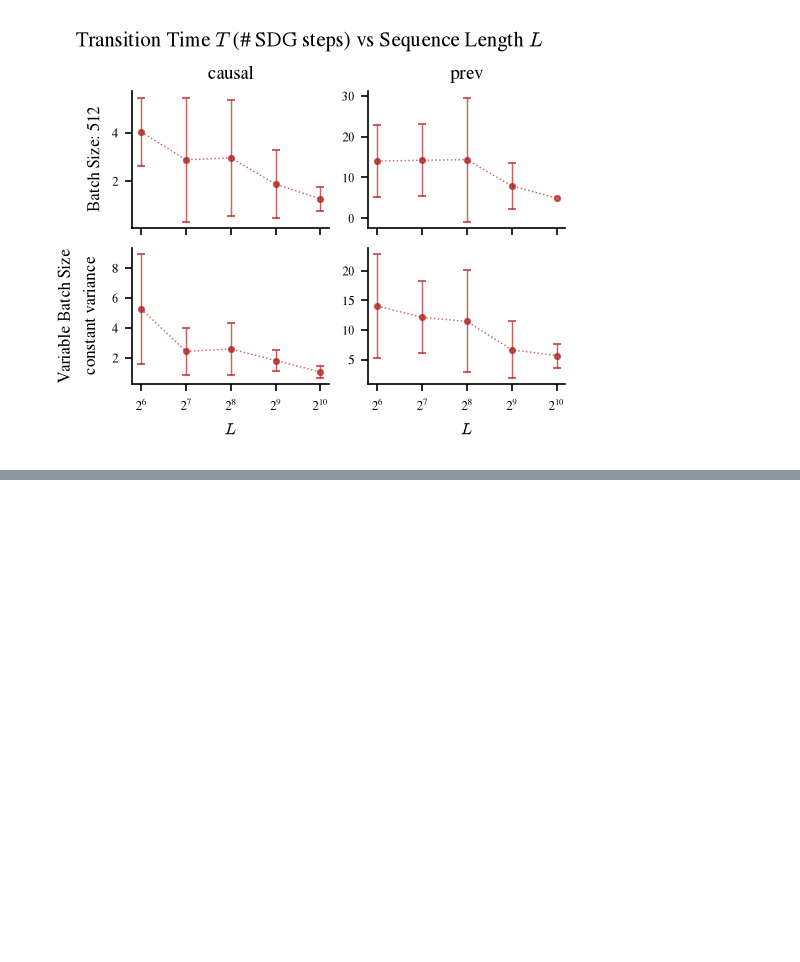
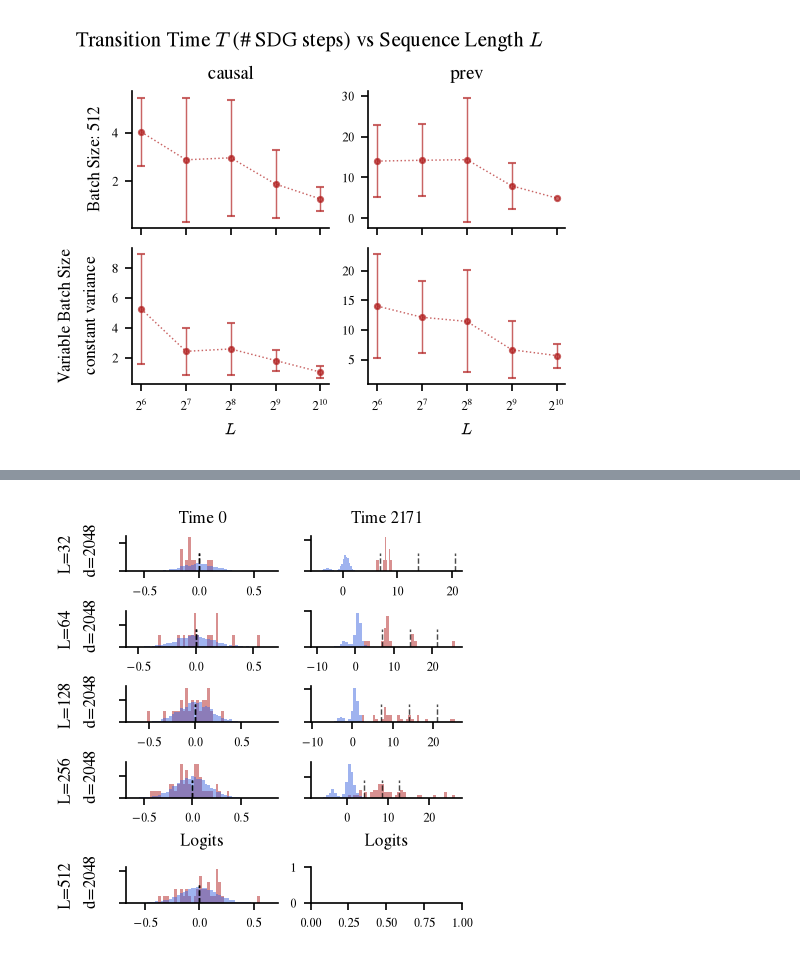
Before and after one commit to CristopherErazo/InContextLearning, a Jupyter notebook: notebooks/26_09_20_Scan_LearningRate.ipynb, the cells around one changed output, grey strips where cells are left out. Saved outputs shown, nothing was run; the diff lists cells and outputs as text; code cells hidden in the pictures; blank space fills up the shorter version.

```diff
--- a/notebooks/26_09_20_Scan_LearningRate.ipynb
+++ b/notebooks/26_09_20_Scan_LearningRate.ipynb
@@ -596,0 +799,31 @@ Text(0.5, 0.98, 'Transition Time $T$ (# SDG steps) vs Sequence Length $L$')
+# %%
+#
+
+fig , axes = create_fig(ncols=n_artifacts_to_plot,nrows=len(results),size='double',h=0.4,w=0.4,sharex=False)
+
+for k, (run_id, run_data) in enumerate(results.items()):
+    L , d , K, V , rho , beta = run_data['L'], run_data['d'], run_data['K'], run_data['V'], run_data['rho'], run_data['beta']
+    cnst = beta*K/L
+    artifact_idx = run_data['artifact_idx']
+    for i, idx in enumerate(artifact_idx):
+        step = run_data['artifact_steps'][i]
+        # Get the metrics at the step closest to 'step'
+        omega = run_data['metrics'].iloc[(run_data['metrics']['step'] - step).abs().argsort()[:1]]['Omega'].values[0]
+        ax = axes[k,i]
+        # ax.set_xticklabels([])
+        ax.set_yticklabels([])
+        logit_on = run_data['logit_hist'][idx]['on']
+        logit_off = run_data['logit_hist'][idx]['off']
+        centers = run_data['logit_hist'][idx]['centers']
+        width = centers[1]-centers[0]
+        ax.bar(centers, logit_on, width=width, alpha=0.5, label='on', color='firebrick')
+        ax.bar(centers, logit_off, width=width, alpha=0.5, label='off', color='royalblue')
+        for ell in [1,2,3]:
+            h_ell = cnst*ell*omega
+            ax.axvline(h_ell, color='k', linestyle='--', linewidth=0.7, alpha=0.7,ymax=0.5)
+
+        if k==0: ax.set_title(f'Time {step}', fontsize=8)
+        if k==3: ax.set_xlabel('Logits', fontsize=8)
+        if i==0: ax.set_ylabel(f'L={L} \n d={d}', fontsize=8)
+# %% [output]
+[figure, added]
```
Also changed, not shown: parts of 10 cells of this notebook, 7 other files.
